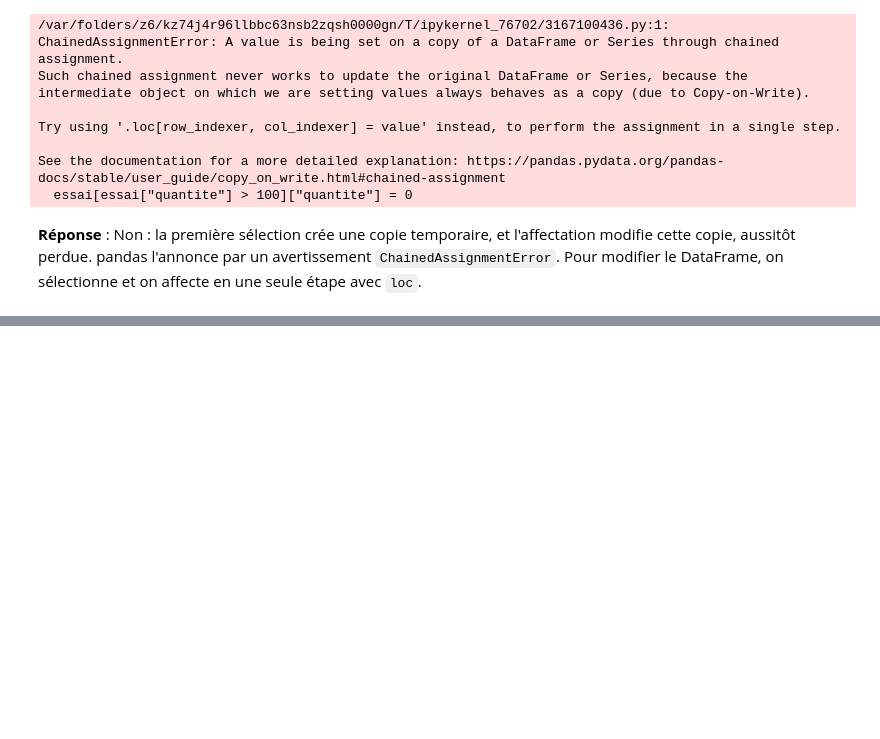
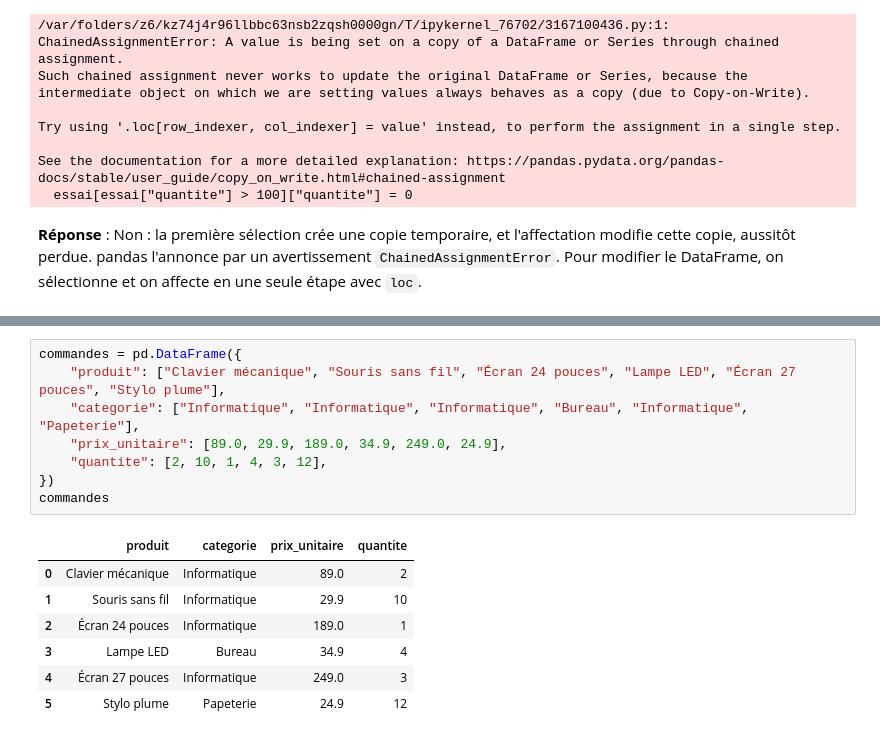
Before and after one commit to ardev2/formation-analyse-donnees-python, a Jupyter notebook: corrections/exercices/tp02-nettoyage/tp02_corrige.ipynb, the cells around one changed output, grey strips where cells are left out. Cells and saved outputs as stored; diff of their text form; blank space fills up the shorter version.

```diff
--- a/corrections/exercices/tp02-nettoyage/tp02_corrige.ipynb
+++ b/corrections/exercices/tp02-nettoyage/tp02_corrige.ipynb
@@ -302,0 +309,16 @@ See the documentation for a more detailed explanation: https://pandas.pydata.org
+# %%
+commandes = pd.DataFrame({
+    "produit": ["Clavier mécanique", "Souris sans fil", "Écran 24 pouces", "Lampe LED", "Écran 27 pouces", "Stylo plume"],
+    "categorie": ["Informatique", "Informatique", "Informatique", "Bureau", "Informatique", "Papeterie"],
+    "prix_unitaire": [89.0, 29.9, 189.0, 34.9, 249.0, 24.9],
+    "quantite": [2, 10, 1, 4, 3, 12],
+})
+commandes
+# %% [output]
+|  | produit | categorie | prix_unitaire | quantite |
+| 0 | Clavier mécanique | Informatique | 89.0 | 2 |
+| 1 | Souris sans fil | Informatique | 29.9 | 10 |
+| 2 | Écran 24 pouces | Informatique | 189.0 | 1 |
+| 3 | Lampe LED | Bureau | 34.9 | 4 |
+| 4 | Écran 27 pouces | Informatique | 249.0 | 3 |
+| 5 | Stylo plume | Papeterie | 24.9 | 12 |
```
Also changed, not shown: parts of 70 cells of this notebook.
